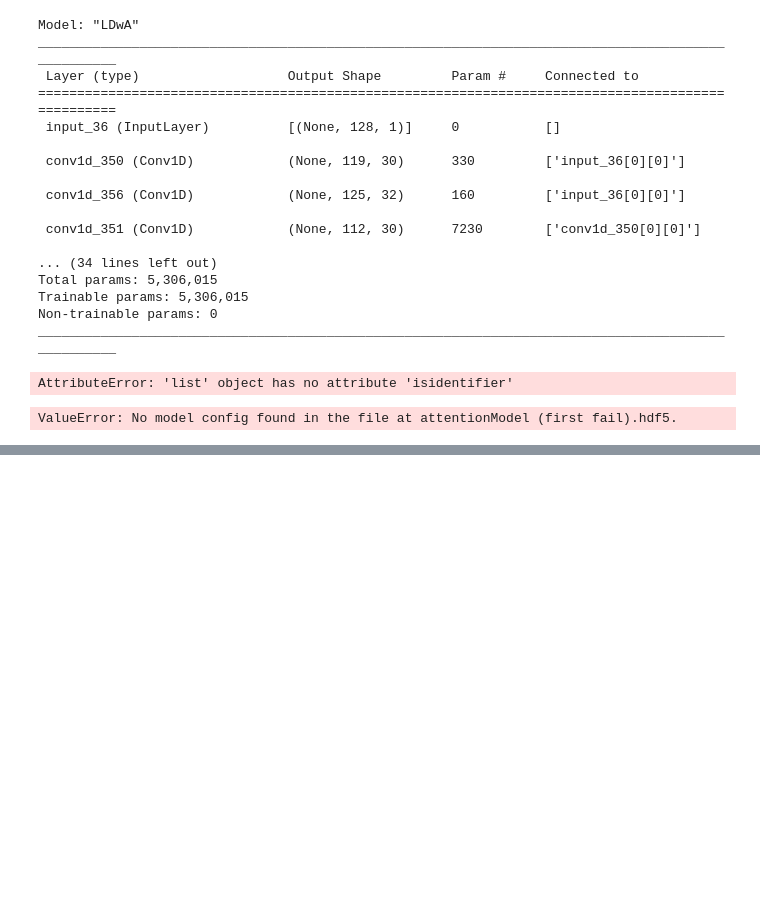
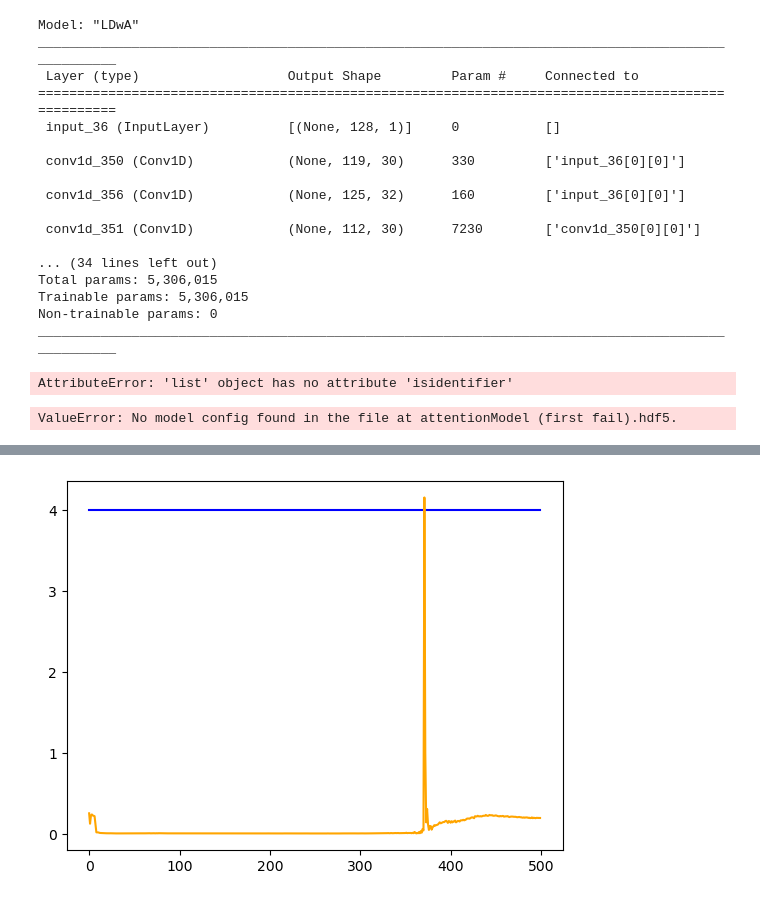
Before and after one commit to cgs434/attention-nilm, a Jupyter notebook: source/copyMain (3 houses).ipynb, the cells around one changed output, grey strips where cells are left out. Saved outputs shown, nothing was run; the diff lists cells and outputs as text; code cells hidden in the pictures; blank space fills up the shorter version.

```diff
--- a/source/copyMain (3 houses).ipynb
+++ b/source/copyMain (3 houses).ipynb
@@ -922,0 +995,6 @@ plt.show()
+# %%
+plt.plot(np.arange(500), appliance_test[0:500], color='blue')
+plt.plot(np.arange(500), prediction[0:500], color='orange')
+plt.show()
+# %% [output]
+[figure, added]
```
Also changed, not shown: parts of 9 cells of this notebook, 6 other files.
